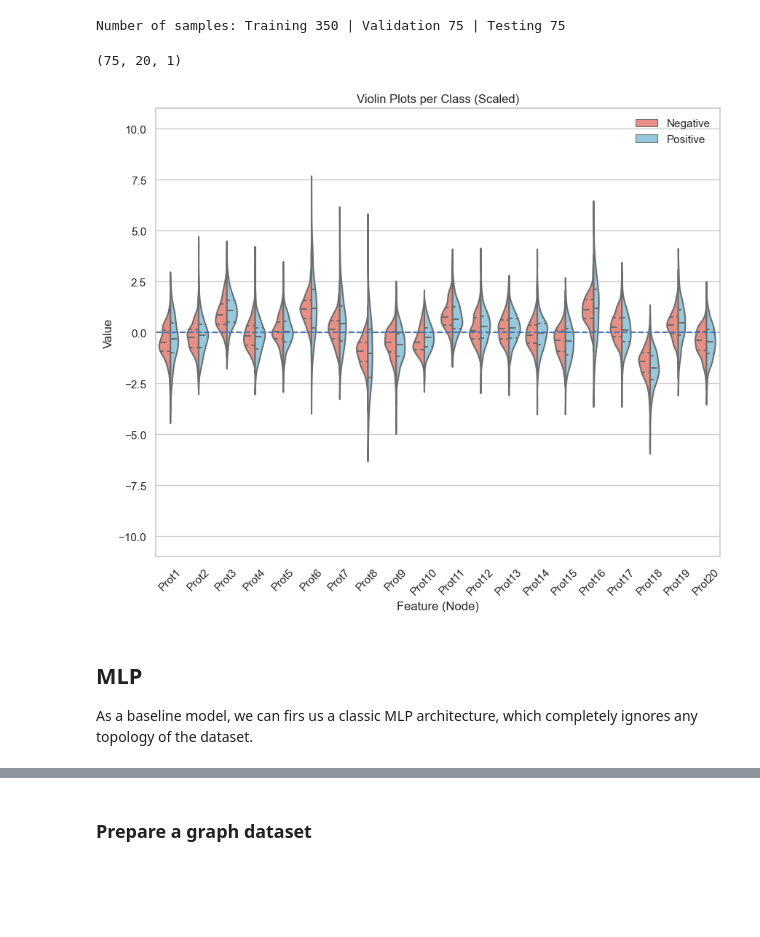
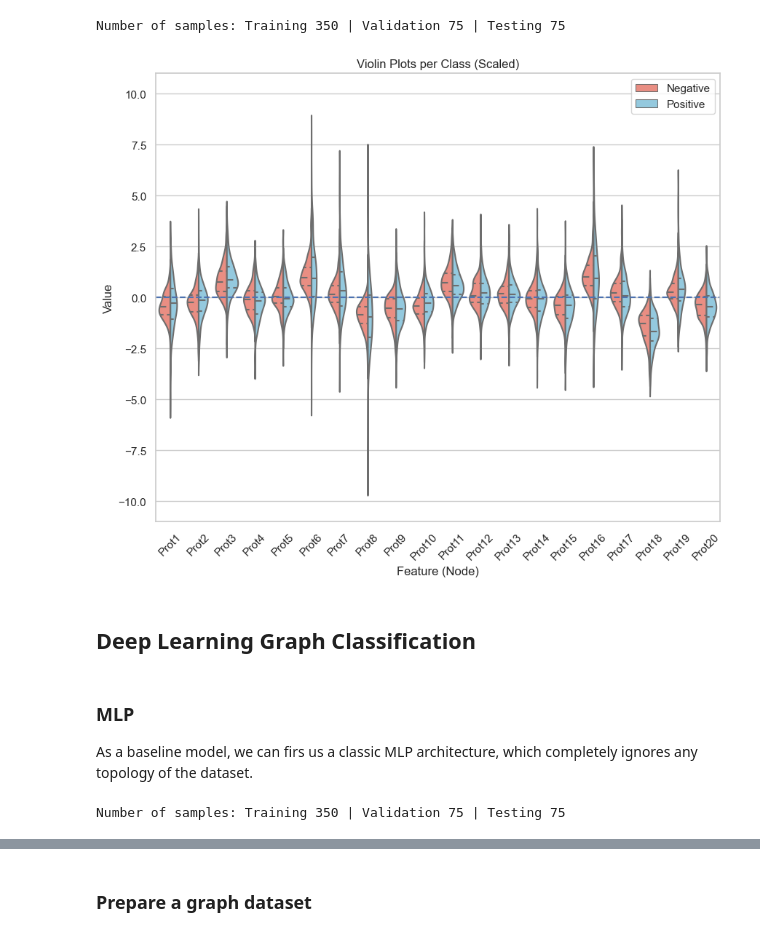
Before and after one commit to Bulbatronik/Exploring-GNN-for-Gaussian-Graphs, a Jupyter notebook: notebooks/project.ipynb, the cells around one changed output, grey strips where cells are left out. Saved outputs shown, nothing was run; the diff lists cells and outputs as text; code cells hidden in the pictures; blank space fills up the shorter version.

Commit message:
add node2vec

```diff
--- a/notebooks/project.ipynb
+++ b/notebooks/project.ipynb
@@ -71,10 +82,10 @@ print(f'Number of graphs: {S}')
 print(f'Number of nodes: {N}')
 display(data.head(5))
 
-# store features in x (S, N, F) and labels in y (S, 1)
+# store features in x (S, N, M) and labels in y (S, 1)
 x, y = np.expand_dims(data.iloc[:, 3:].values, axis=-1), np.expand_dims(data.iloc[:,2].values, axis=-1)
-F = x.shape[-1]
-print(f'Number of features per node: {F}')
+M = x.shape[-1]
+print(f'Number of features per node: {M}')
 # %% [output]
 Number of graphs: 500
 Number of nodes: 20
@@ -296,55 +335,57 @@ plot_graphs(x, y, 9, 'Negative')
 id_train, id_test_ = train_test_split(np.arange(len(x)), test_size=0.3, stratify=y, random_state=seed, shuffle=True)
 id_val, id_test = train_test_split(np.arange(len(id_test_)), test_size=0.5, stratify=y[id_test_], random_state=seed, shuffle=True)
 
-x_train, y_train, A_train = x[id_train], y[id_train], A[id_train]
-x_val, y_val, A_val = x[id_val], y[id_val], A[id_val]
-x_test, y_test, A_test = x[id_test], y[id_test], A[id_test]
 
-print(f"Number of samples: Training {x_train.shape[0]} | Validation {x_val.shape[0]} | Testing {x_test.shape[0]}")
+# Split the data into train, validation, and test sets
+def get_mask(idx, length):
+    msk = np.zeros(length, dtype=np.bool_)
+    msk[idx] = True
+    return msk
+
+train_mask = get_mask(id_train, S)
+val_mask = get_mask(id_val, S)
+test_mask = get_mask(id_test, S)
+
+print(f"Number of samples: Training {id_train.shape[0]} | Validation {id_val.shape[0]} | Testing {id_test.shape[0]}")
 # %% [output]
 Number of samples: Training 350 | Validation 75 | Testing 75
-# %%
-x_val.shape
-# %% [output]
-(75, 20, 1)
 # %%
 # Train standard scaler on training and validation data, then apply to test data
 SCALE_DATA = True # Scale or use raw features
 
 if SCALE_DATA:
     scaler = StandardScaler()
     # train the scaler on training and validation
-    scaler.fit(np.concatenate((x_train, x_val), axis=0).reshape(-1, x_val.shape[-1]))
+    scaler.fit(x[(train_mask | val_mask)].reshape(-1, M)) # flatten
     # apply the scaler to the data (prevent information leak to the test data)
-    x_train = scaler.transform(x_train.reshape(-1, x_train.shape[-1])).reshape(x_train.shape)
-    x_val = scaler.transform(x_val.reshape(-1, x_val.shape[-1])).reshape(x_val.shape)
-    X_test = scaler.transform(x_test.reshape(-1, x_test.shape[-1])).reshape(x_test.shape)
+    x[train_mask, :, :] = scaler.transform(x[train_mask].reshape(-1, M)).reshape(x[train_mask].shape)
+    x[val_mask, :, :] = scaler.transform(x[val_mask].reshape(-1, M)).reshape(x[val_mask].shape)
+    x[test_mask, :, :] = scaler.transform(x[test_mask].reshape(-1, M)).reshape(x[test_mask].shape)
 
     # check the distribution
-    data_scaled = np.hstack((
-                            np.concatenate((x_train, x_val, x_test), axis=0).squeeze(),
-                            np.concatenate((y_train, y_val, y_test))
-                            )
-                        )
+    data_scaled = np.hstack((x.squeeze(), y))
+
     df = pd.DataFrame(data=data_scaled, columns=list(data.columns[3:]) + [data.columns[2]]) # set the columns in the cirrect order
     df_melted1 = pd.melt(df, id_vars=['class'],
                         value_vars=[f'Prot{i}' for i in range(1, 21)],
                         var_name='Protein', value_name='Expression')
 
     sns.set(style="whitegrid")
     palette = {1: 'skyblue', 0: 'salmon'}
     plt.figure(figsize=(10, 8))
     ax = sns.violinplot(x='Protein', y='Expression', hue='class', data=df_melted1, split=True, inner="quart", palette=palette)
     ax.legend(handles=ax.legend_.legendHandles, labels=['Negative', 'Positive'])
     plt.axhline(y=0, color='b', linestyle='--')
     plt.title('Violin Plots per Class (Scaled)')
     plt.xlabel('Feature (Node)')
     plt.ylabel('Value')
     plt.xticks(rotation=45)
     plt.ylim([-11, 11])
     plt.show()
 # %% [output]
-[figure, old version]
+[figure, new version]
+# %% [markdown]
+## Deep Learning Graph Classification
 # %% [markdown]
-## MLP
+### MLP
 As a baseline model, we can firs us a classic MLP architecture, which completely ignores any topology of the dataset.
@@ -368,3 +406,17 @@ data_mlp = Dataset_MLP()
+# %%
+# Create datasets
+train_dataset = Dataset_Tabular(x[train_mask], y[train_mask])
+val_dataset   = Dataset_Tabular(x[val_mask], y[val_mask])
+test_dataset  = Dataset_Tabular(x[test_mask], y[test_mask])
+
+print(f"Number of samples: Training {len(train_dataset)} | Validation {len(val_dataset)} | Testing {len(test_dataset)}")
+
+# Create mini-batches
+train_loader = DataLoader(train_dataset, batch_size=64, shuffle=True)
+val_loader   = DataLoader(val_dataset, batch_size=64, shuffle=True)
+test_loader  = DataLoader(test_dataset, batch_size=64, shuffle=True)
+# %% [output]
+Number of samples: Training 350 | Validation 75 | Testing 75
 # %%
 def accuracy(y_pred, y_true):
     """Calculate accuracy."""
```
Also changed, not shown: parts of 41 cells of this notebook.
